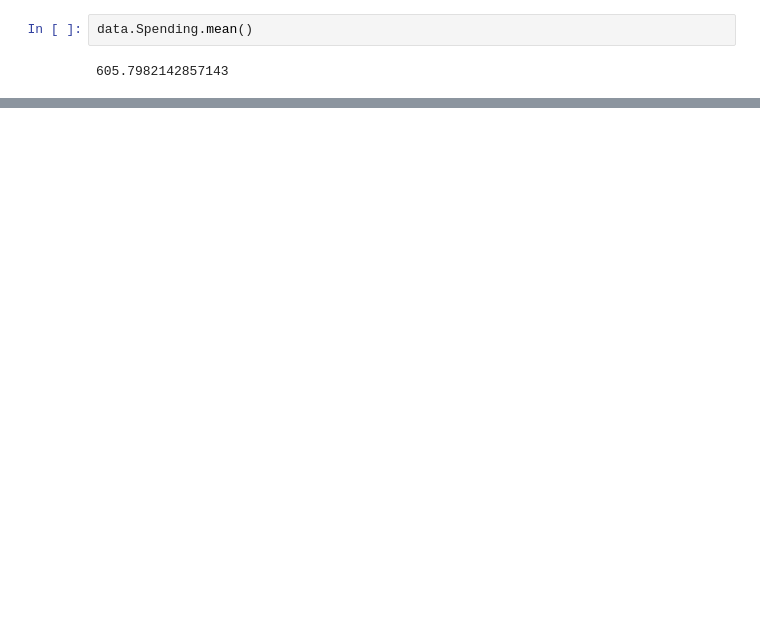
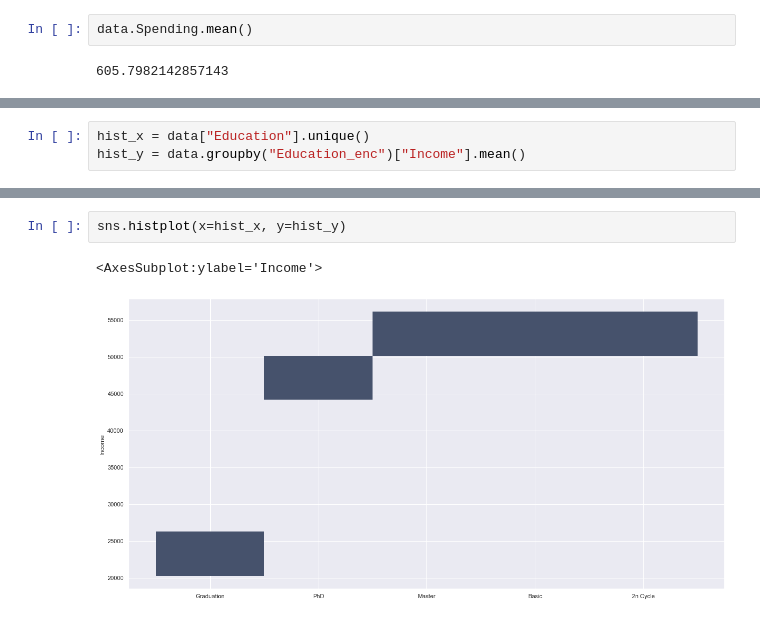
Before and after one commit to FriedaTims-Jansma/post_bootcamp_projects, a Jupyter notebook: notebooks/Marketing_Campaign_Experiment.ipynb, the cells around one changed output, grey strips where cells are left out. Cells and saved outputs as stored; diff of their text form; blank space fills up the shorter version.

```diff
--- a/notebooks/Marketing_Campaign_Experiment.ipynb
+++ b/notebooks/Marketing_Campaign_Experiment.ipynb
@@ -244,0 +232,3 @@ plt.boxplot(data["Income"])
+# %%
+hist_x = data["Education"].unique()
+hist_y = data.groupby("Education_enc")["Income"].mean()
@@ -244,0 +249,5 @@ plt.boxplot(data["Income"])
+# %%
+sns.histplot(x=hist_x, y=hist_y)
+# %% [output]
+<AxesSubplot:ylabel='Income'>
+[figure, added]
```
Also changed, not shown: parts of 5 cells of this notebook.
